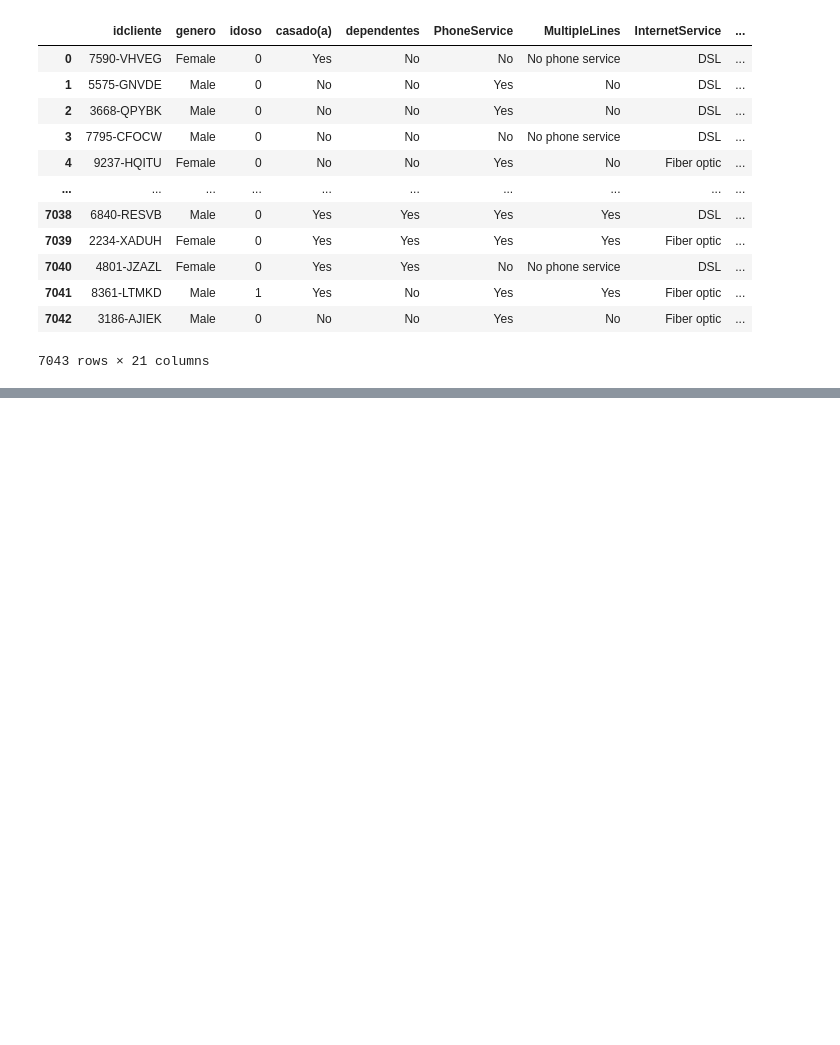
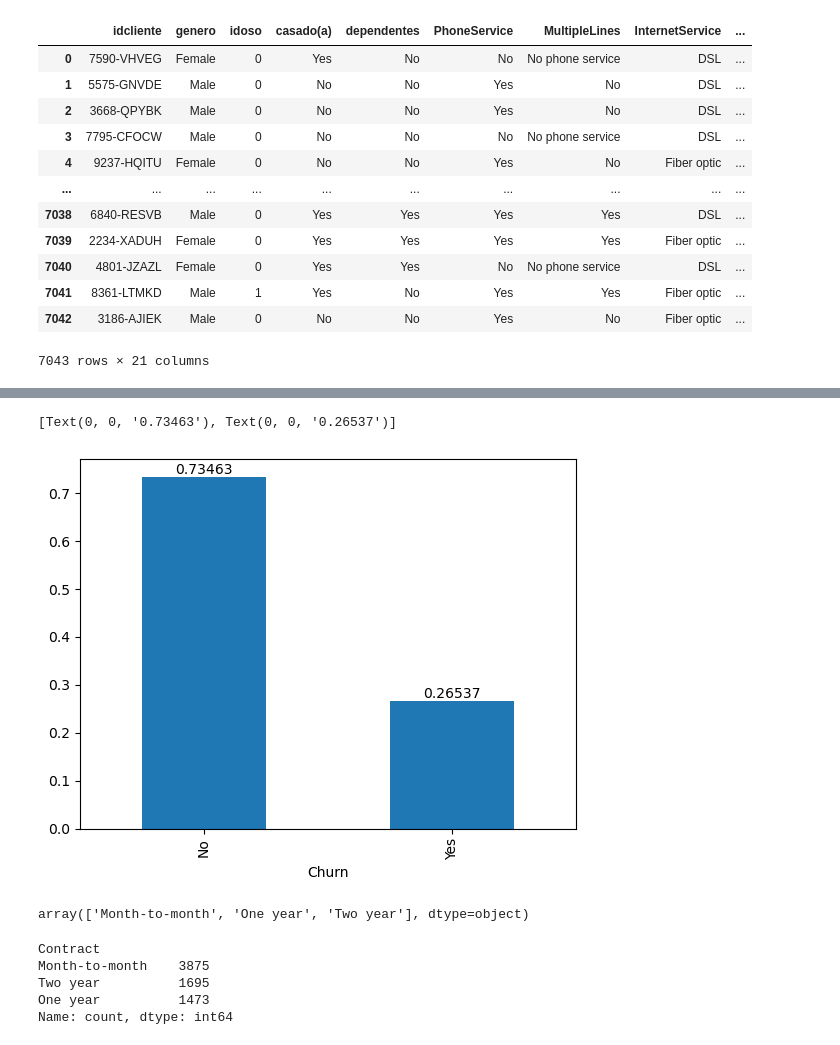
Before and after one commit to JaynneLino/pandas_course_Udemy, a Jupyter notebook: eda/eda.ipynb, the cells around one changed output, grey strips where cells are left out. Drawn from its saved outputs; the diff is of its cells as text; code cells hidden in the pictures; blank space fills up the shorter version.

```diff
--- a/eda/eda.ipynb
+++ b/eda/eda.ipynb
@@ -531,0 +574,25 @@ df_final2.fillna(value={"TotalCharges": df_final2["TotalCharges"].mean()})
+# %%
+#Em porcentagem
+
+ax = df_final2["Churn"].value_counts(normalize=True).plot.bar()
+ax.bar_label(ax.containers[0])
+# %% [output]
+[Text(0, 0, '0.73463'), Text(0, 0, '0.26537')]
+[figure, added]
+# %%
+#Tipos de contrato que a empresa tem
+#Usar a função Unique
+
+df_final2["Contract"].unique()
+# %% [output]
+array(['Month-to-month', 'One year', 'Two year'], dtype=object)
+# %%
+#Quantos contratos tem de cada modelo
+
+df_final2["Contract"].value_counts()
+# %% [output]
+Contract
+Month-to-month    3875
+Two year          1695
+One year          1473
+Name: count, dtype: int64
```
Also changed, not shown: parts of 8 cells of this notebook.
